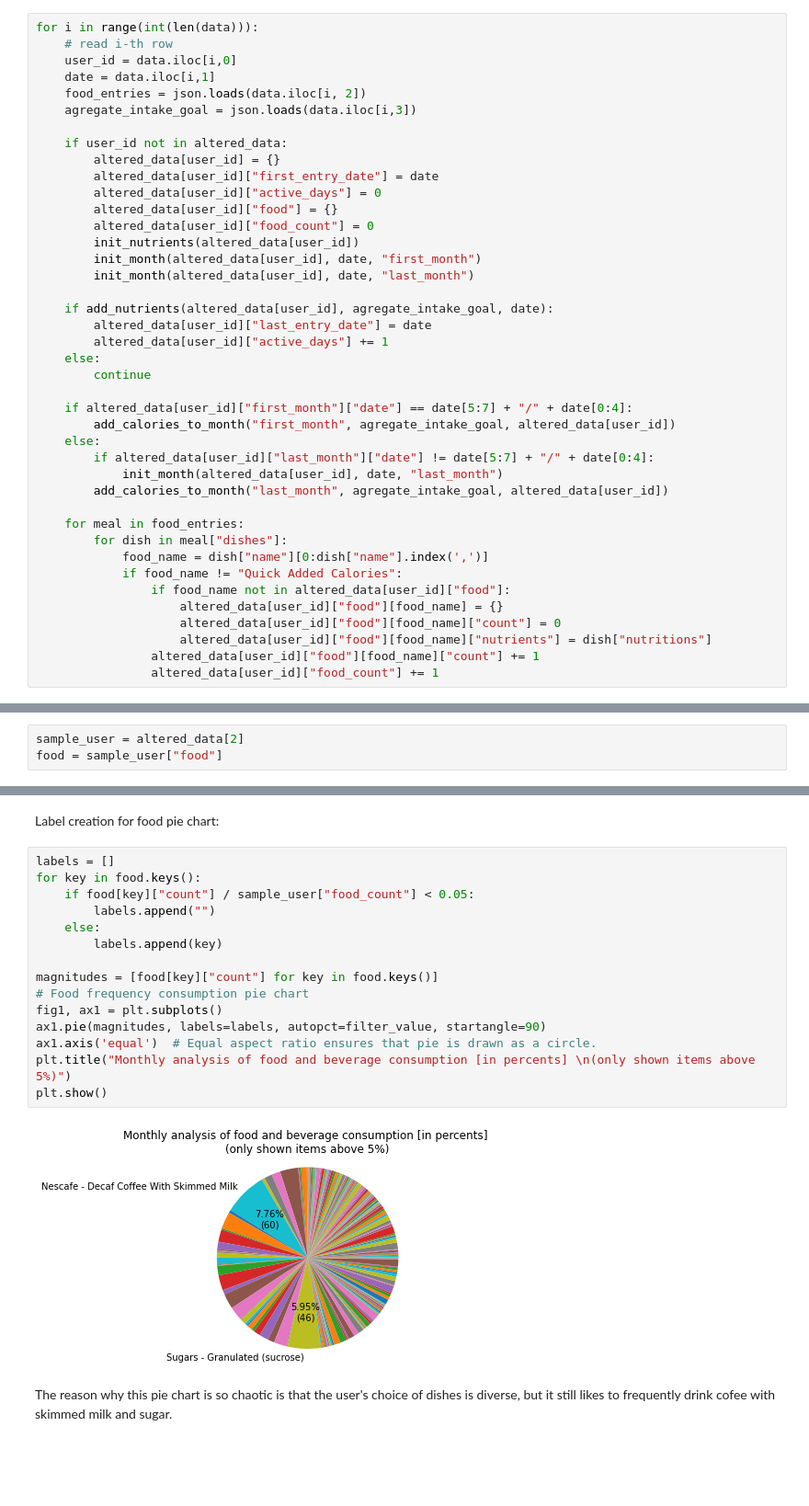
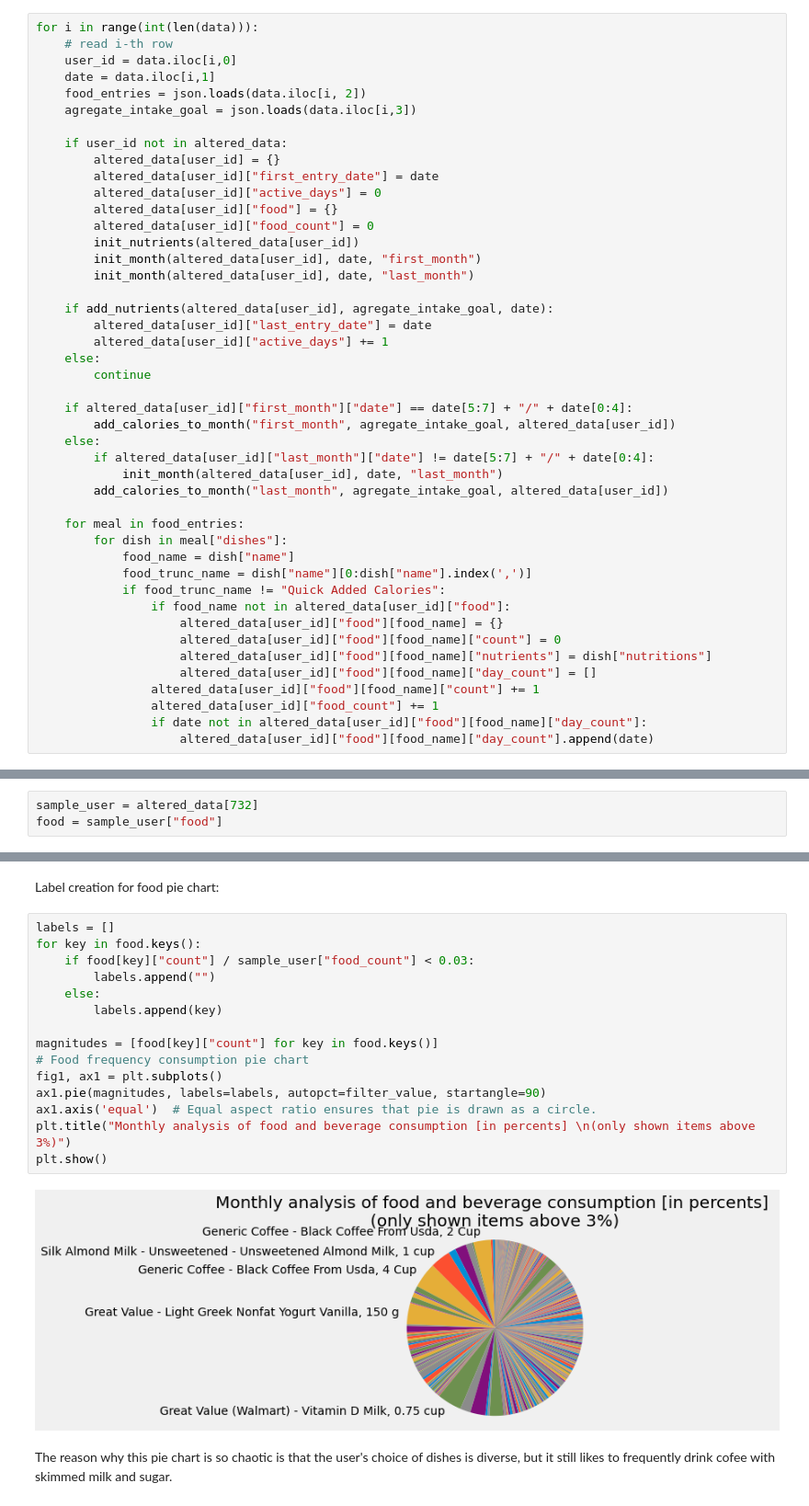
Before and after one commit to mormo17/ML-Final-Project, a Jupyter notebook: Final_Project.ipynb, the cells around one changed output, grey strips where cells are left out. Shown at 92% size. Drawn from its saved outputs; the diff is of its cells as text; blank space fills up the shorter version.

```diff
--- a/Final_Project.ipynb
+++ b/Final_Project.ipynb
@@ -321,20 +324,24 @@ for i in range(int(len(data))):
 
     for meal in food_entries:
         for dish in meal["dishes"]:
-            food_name = dish["name"][0:dish["name"].index(',')]
-            if food_name != "Quick Added Calories":
+            food_name = dish["name"]
+            food_trunc_name = dish["name"][0:dish["name"].index(',')]
+            if food_trunc_name != "Quick Added Calories":
                 if food_name not in altered_data[user_id]["food"]:
                     altered_data[user_id]["food"][food_name] = {}
                     altered_data[user_id]["food"][food_name]["count"] = 0
                     altered_data[user_id]["food"][food_name]["nutrients"] = dish["nutritions"]
+                    altered_data[user_id]["food"][food_name]["day_count"] = []
                 altered_data[user_id]["food"][food_name]["count"] += 1
                 altered_data[user_id]["food_count"] += 1
+                if date not in altered_data[user_id]["food"][food_name]["day_count"]:
+                    altered_data[user_id]["food"][food_name]["day_count"].append(date)
 # %% [markdown]
 ## Sample data visualization
 # %% [markdown]
 Take sample user for closer look and visualization (user #2 - consistent data, #5 - sugars instead of carbs, #8 - no carbon, no sugar, no fat, #689 - number of calories and goal calories entries do not match). We chose to have sample user for observation purposes. By observing on sample users, it might help us decide what variables to construct for each user later on.
 # %%
-sample_user = altered_data[2]
+sample_user = altered_data[732]
 food = sample_user["food"]
 # %% [markdown]
 For the given user, sets a new value describing the amount
@@ -418,20 +425,20 @@ Label creation for food pie chart:
 # %%
 labels = []
 for key in food.keys():
-    if food[key]["count"] / sample_user["food_count"] < 0.05:
+    if food[key]["count"] / sample_user["food_count"] < 0.03:
         labels.append("")
     else:
         labels.append(key)
 
 magnitudes = [food[key]["count"] for key in food.keys()]
 # Food frequency consumption pie chart
 fig1, ax1 = plt.subplots()
 ax1.pie(magnitudes, labels=labels, autopct=filter_value, startangle=90)
 ax1.axis('equal')  # Equal aspect ratio ensures that pie is drawn as a circle.
-plt.title("Monthly analysis of food and beverage consumption [in percents] \n(only shown items above 5%)")
+plt.title("Monthly analysis of food and beverage consumption [in percents] \n(only shown items above 3%)")
 plt.show()
 # %% [output]
-[figure, old version]
+[figure, new version]
 # %% [markdown]
 The reason why this pie chart is so chaotic is that the user's choice of dishes is diverse, but it still likes to frequently drink cofee with skimmed milk and sugar.
 # %% [markdown]
```
Also changed, not shown: parts of 42 cells of this notebook.
